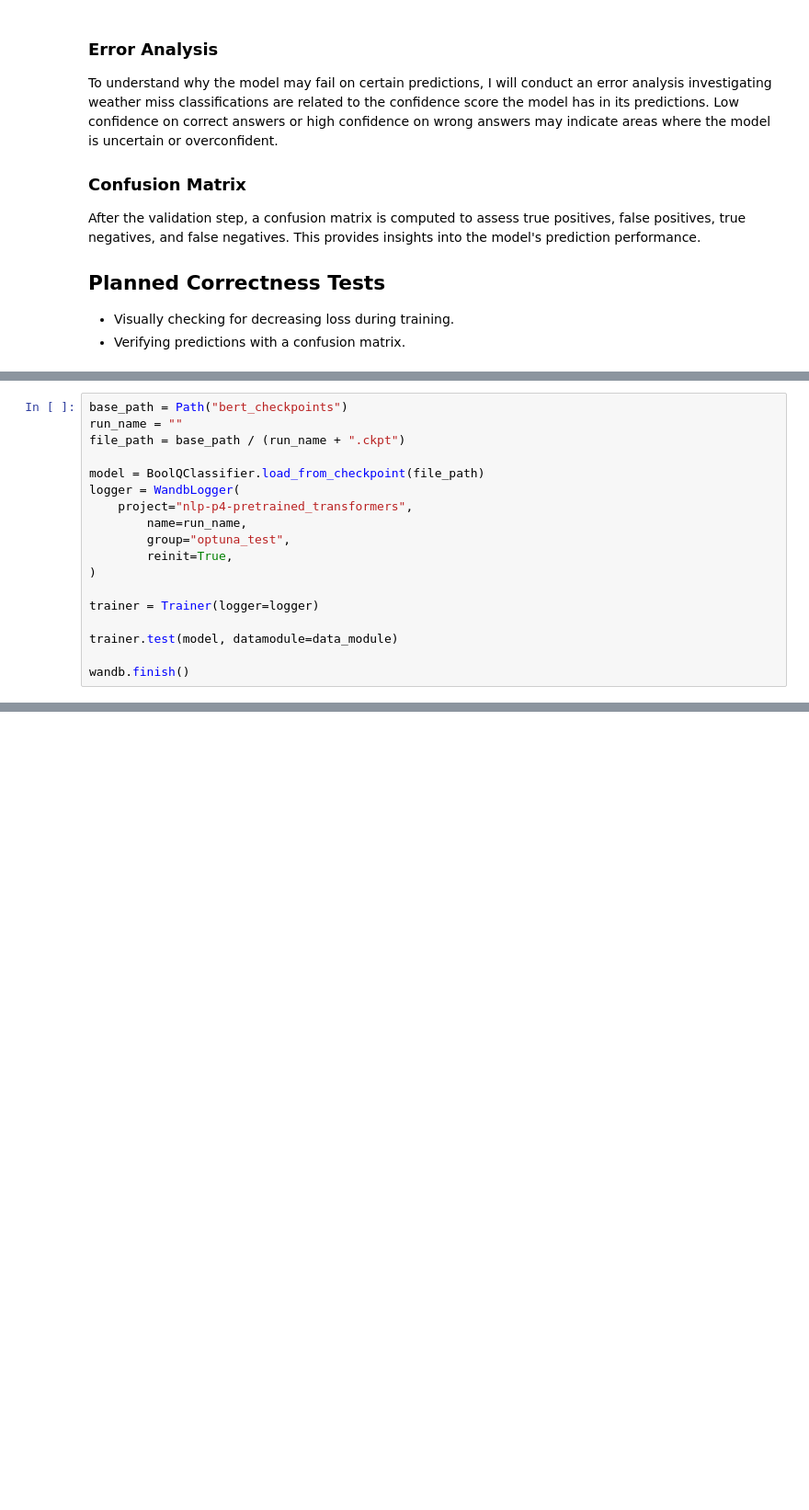
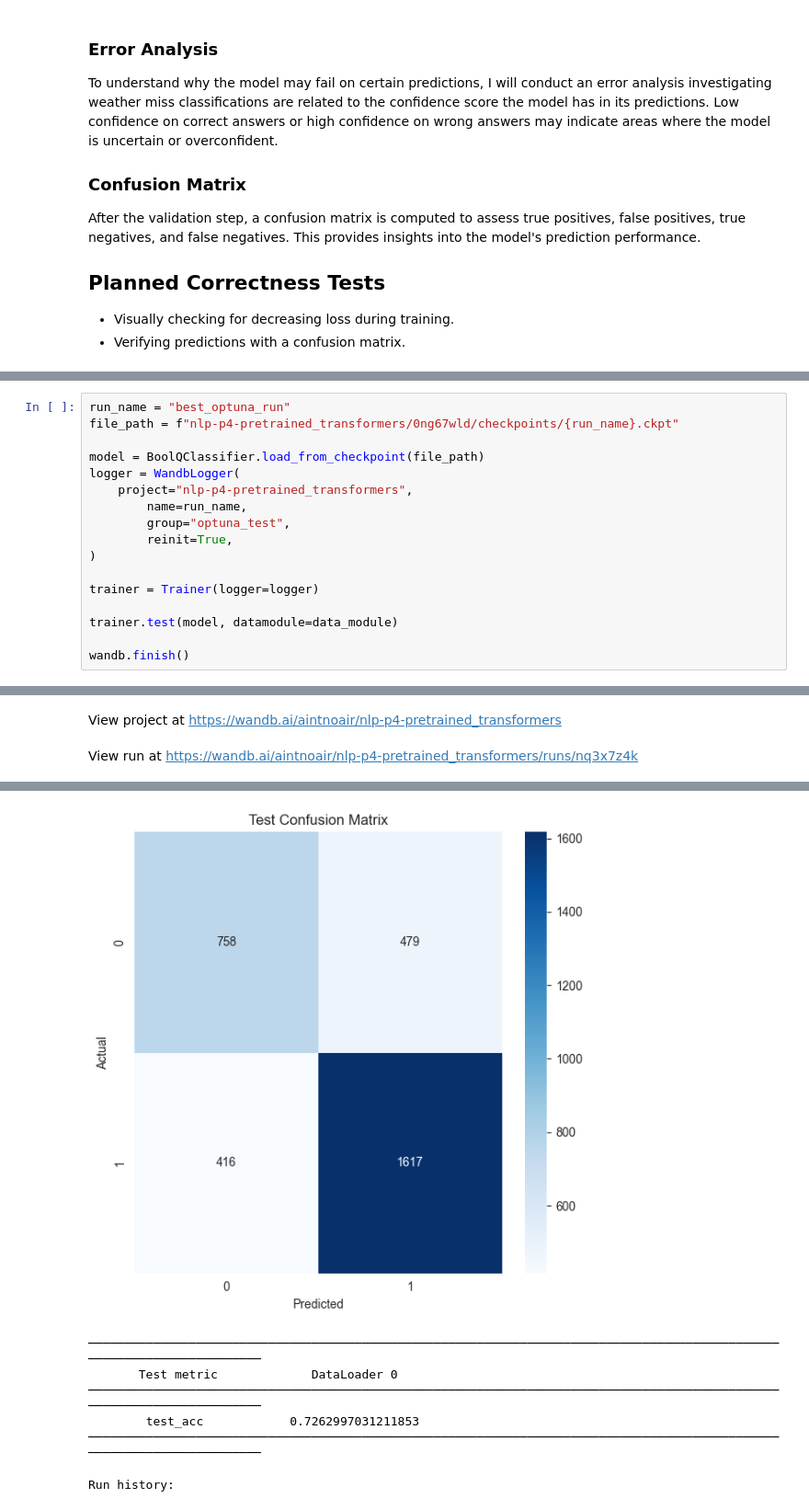
Before and after one commit to aintnoair/nlp, a Jupyter notebook: project-4/project_4-pretrained_transformers-stage_2-thuerig_pascal.ipynb, the cells around one changed output, grey strips where cells are left out. Shown: that part at 92% size. Saved outputs shown, nothing was run; the diff lists cells and outputs as text; blank space fills up the shorter version.

```diff
--- a/project-4/project_4-pretrained_transformers-stage_2-thuerig_pascal.ipynb
+++ b/project-4/project_4-pretrained_transformers-stage_2-thuerig_pascal.ipynb
@@ -662,9 +725,8 @@ To further address the class imbalance, future iterations could explore:
 - **Focal Loss**: Adjusting the loss function to focus more on harder-to-classify examples.
 Additionally, incorporating adversarial training or experimenting with ensemble methods could help the model better generalize to unseen data. Despite its limitations, the fine-tuned bert-base-cased model demonstrates promising performance and efficiency for the BoolQ dataset.
 # %%
-base_path = Path("bert_checkpoints")
-run_name = ""
-file_path = base_path / (run_name + ".ckpt")
+run_name = "best_optuna_run"
+file_path = f"nlp-p4-pretrained_transformers/0ng67wld/checkpoints/{run_name}.ckpt"
 
 model = BoolQClassifier.load_from_checkpoint(file_path)
 logger = WandbLogger(
@@ -679,3 +741,4 @@ trainer = Trainer(logger=logger)
 trainer.test(model, datamodule=data_module)
 
 wandb.finish()
+# %% [output]
@@ -681,0 +751,2 @@ wandb.finish()
+View project at https://wandb.ai/aintnoair/nlp-p4-pretrained_transformers
+View run at https://wandb.ai/aintnoair/nlp-p4-pretrained_transformers/runs/nq3x7z4k
@@ -681,0 +755,7 @@ wandb.finish()
+[figure, added]
+────────────────────────────────────────────────────────────────────────────────────────────────────────────────────────
+       Test metric             DataLoader 0
+────────────────────────────────────────────────────────────────────────────────────────────────────────────────────────
+        test_acc            0.7262997031211853
+────────────────────────────────────────────────────────────────────────────────────────────────────────────────────────
+Run history:
```
Also changed, not shown: parts of 13 cells of this notebook.
